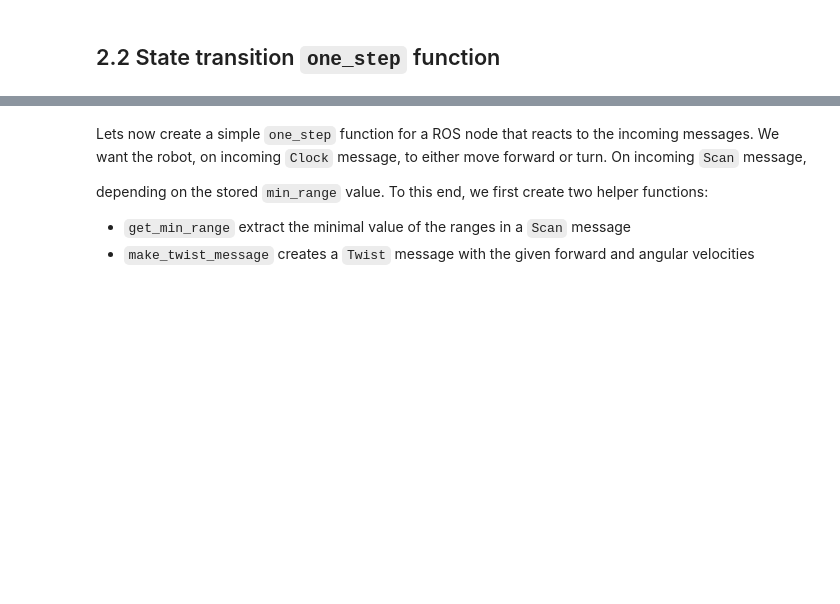
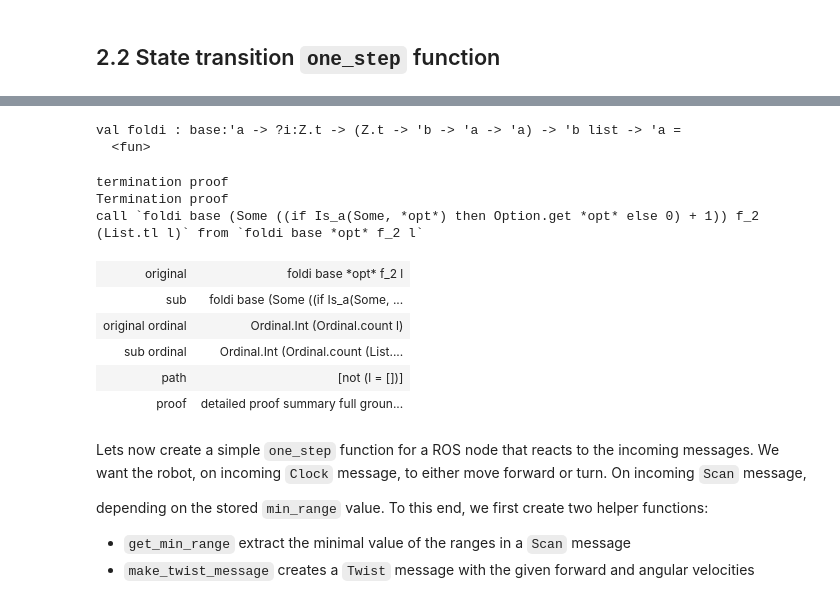
Before and after one commit to imandra-ai/imandra-ros, a Jupyter notebook: imandra_model/Robotic OS 2.ipynb, the cells around one changed output, grey strips where cells are left out. Cells and saved outputs as stored; diff of their text form; code cells hidden in the pictures; blank space fills up the shorter version.

```diff
--- a/imandra_model/Robotic OS 2.ipynb
+++ b/imandra_model/Robotic OS 2.ipynb
@@ -129,3 +132,20 @@ call `recfun.fold_left_i.scan.1 f_0 (List.tl lst) (f_0 (List.hd lst) acc i) (i +
+# %%
+let rec foldi ~base ?(i=0) f l =
+  match l with
+  | [] -> base
+  | x :: tail -> f i x (foldi f ~base ~i:(i+1) tail)
+# %% [output]
+val foldi : base:'a -> ?i:Z.t -> (Z.t -> 'b -> 'a -> 'a) -> 'b list -> 'a =
+  <fun>
+termination proof
+Termination proof
+call `foldi base (Some ((if Is_a(Some, *opt*) then Option.get *opt* else 0) + 1)) f_2 (List.tl l)` from `foldi base *opt* f_2 l`
+| original | foldi base *opt* f_2 l |
+| sub | foldi base (Some ((if Is_a(Some, ... |
+| original ordinal | Ordinal.Int (Ordinal.count l) |
+| sub ordinal | Ordinal.Int (Ordinal.count (List.... |
+| path | [not (l = [])] |
+| proof | detailed proof summary full groun... |
 # %% [markdown]
 Lets now create a simple `one_step` function for a ROS node that reacts to the incoming messages. We want the robot, on incoming `Clock` message, to either move forward or turn. On incoming `Scan` message,
 
```
Also changed, not shown: parts of 39 cells of this notebook.
